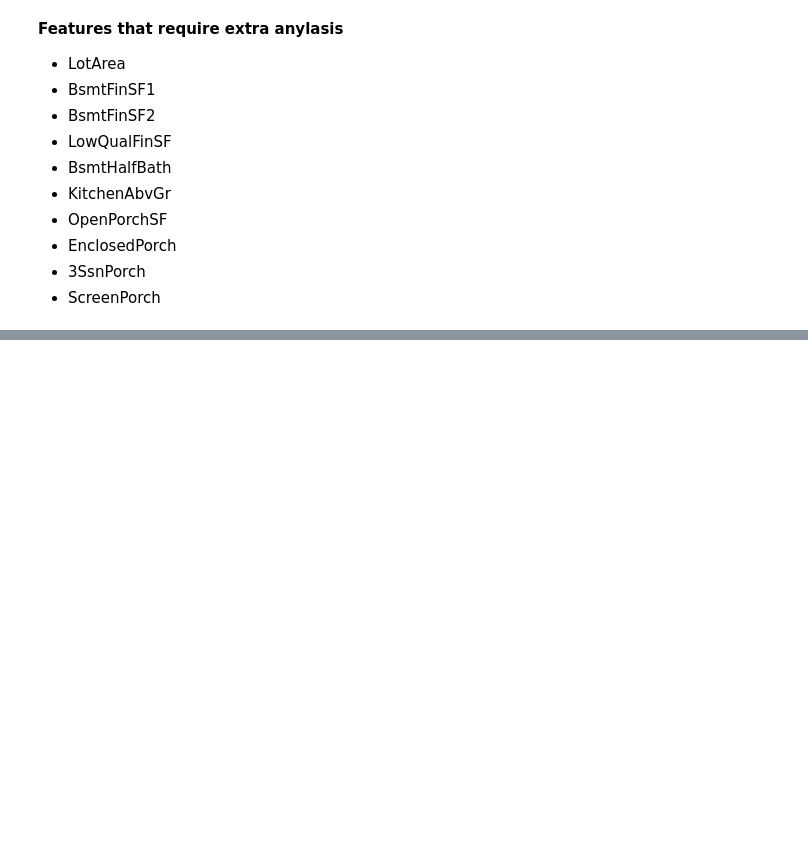
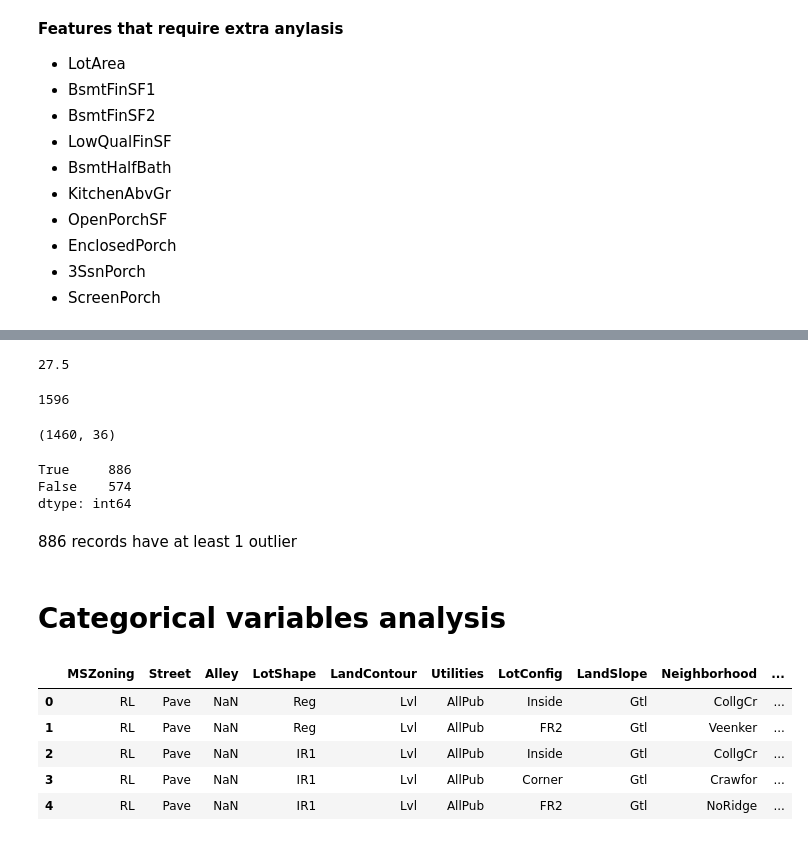
Before and after one commit to Justdek-code/data-science, a Jupyter notebook: house_prices_prediction/house_prices_prediction.ipynb, the cells around one changed output, grey strips where cells are left out. Saved outputs shown, nothing was run; the diff lists cells and outputs as text; code cells hidden in the pictures; blank space fills up the shorter version.

```diff
--- a/house_prices_prediction/house_prices_prediction.ipynb
+++ b/house_prices_prediction/house_prices_prediction.ipynb
@@ -264,0 +281,32 @@ dtype: int64
+# %%
+amount_outliers.median()
+# %% [output]
+27.5
+# %%
+amount_outliers.sum()
+# %% [output]
+1596
+# %%
+numerical_data.shape
+# %% [output]
+(1460, 36)
+# %%
+outliers.apply(lambda row: any(row), axis=1).value_counts()
+# %% [output]
+True     886
+False    574
+dtype: int64
+# %% [markdown]
+886 records have at least 1 outlier
+# %% [markdown]
+# Categorical variables analysis
+# %%
+categorical_data = df.select_dtypes(['object'])
+categorical_data.head()
+# %% [output]
+|  | MSZoning | Street | Alley | LotShape | LandContour | Utilities | LotConfig | LandSlope | Neighborhood | ... |
+| 0 | RL | Pave | NaN | Reg | Lvl | AllPub | Inside | Gtl | CollgCr | ... |
+| 1 | RL | Pave | NaN | Reg | Lvl | AllPub | FR2 | Gtl | Veenker | ... |
+| 2 | RL | Pave | NaN | IR1 | Lvl | AllPub | Inside | Gtl | CollgCr | ... |
+| 3 | RL | Pave | NaN | IR1 | Lvl | AllPub | Corner | Gtl | Crawfor | ... |
+| 4 | RL | Pave | NaN | IR1 | Lvl | AllPub | FR2 | Gtl | NoRidge | ... |
```
Also changed, not shown: parts of 19 cells of this notebook.
